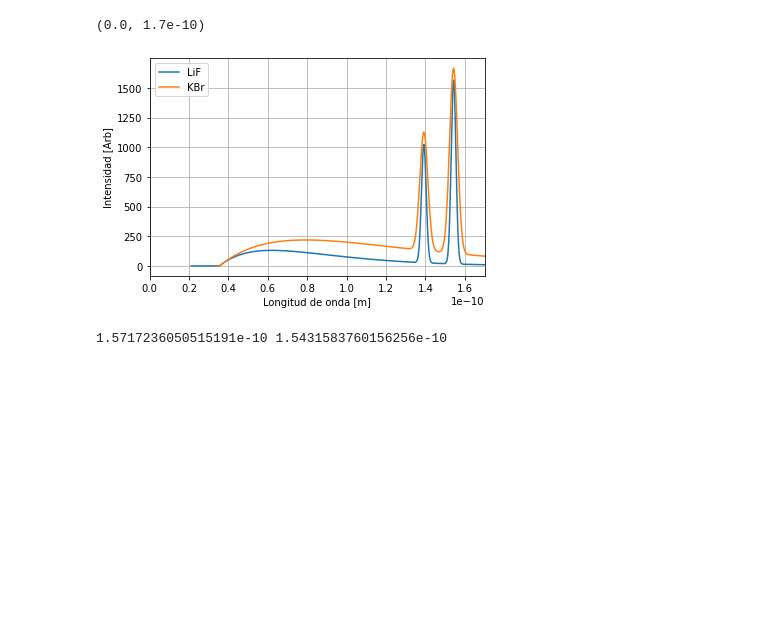
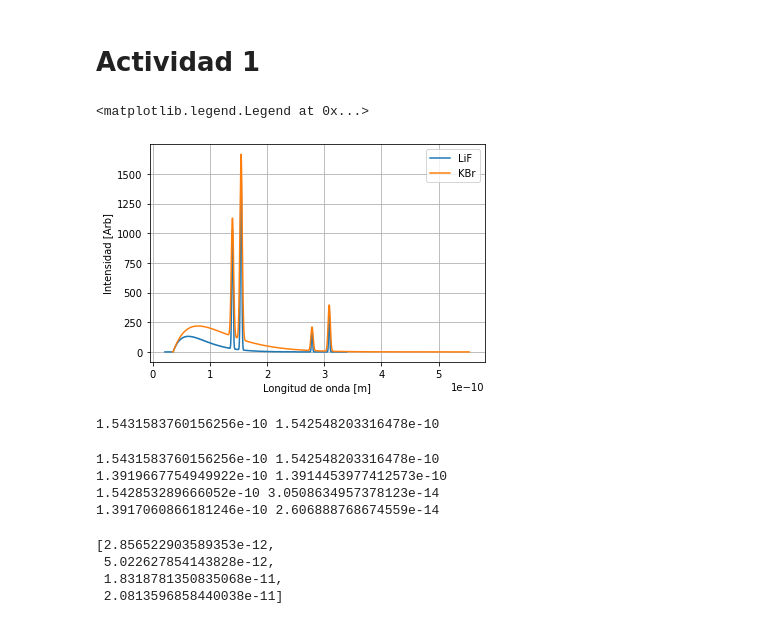
Before and after one commit to AlejandroPuert/LabIntermedio, a Jupyter notebook: Xray_pyth.ipynb, the cells around one changed output. Cells and saved outputs as stored; diff of their text form; code cells hidden in the pictures; blank space fills up the shorter version.

Commit message:
Actividad 1 completa, 2 cuasi completa

```diff
--- a/Xray_pyth.ipynb
+++ b/Xray_pyth.ipynb
@@ -18,6 +18,8 @@ datos1.head()
 | 2 | NaN | NaN | 0.052709 | 0 | NaN | NaN | 0.052709 | ... |
 | 3 | NaN | NaN | 0.052884 | 0 | NaN | NaN | 0.052884 | ... |
 | 4 | NaN | NaN | 0.053058 | 0 | NaN | NaN | 0.053058 | ... |
+# %% [markdown]
+# Actividad 1
 # %%
 dLiF = 2.014e-10
 dKBr = 3.29e-10
@@ -37,14 +39,13 @@ for i in range(5430):
 # %%
 plt.plot(lamLiF,ILi,label = 'LiF')
 plt.plot(lamKBr,IKBr, label = 'KBr')
 plt.grid()
 plt.ylabel('Intensidad [Arb]')
 plt.xlabel('Longitud de onda [m]')
 plt.legend()
-plt.xlim(0,1.7e-10)
 # %% [output]
-(0.0, 1.7e-10)
+<matplotlib.legend.Legend at 0x...>
-[figure, old version]
+[figure, new version]
 # %%
 #Calculo de máximo global
 k1 = 0
@@ -58,6 +59,10 @@ for i in range(len(lamKBr)):
     if IKBr[i]>IMax2:
         IMax2 = IKBr[i]
         k2 = i
+
+print(lamLiF[k1], lamKBr[k2])
+# %% [output]
+1.5431583760156256e-10 1.542548203316478e-10
 # %%
 #Cálculo del primer máximo
 k11 = 0
@@ -68,16 +73,37 @@ for i in range(len(lamKBr)):
     if ILi[i]>IMax11:
         IMax11 = ILi[i]
         k11 = i
+    if lamLiF[i]>1.5e-10:
+        break
+
+for i in range(len(lamLiF)):
     if IKBr[i]>IMax22:
         IMax22 = IKBr[i]
         k22 = i
-    if lamLiF[i]>1.5e-10:
+    if lamKBr[i]>1.5e-10:
         break
 
 KalfLiF = lamLiF[k1]
 KalfKBr = lamKBr[k2]
 KbetaLiF = lamLiF[k11]
 KbetaKBr = lamKBr[k22]
+
+PromAlf = (KalfKBr+KalfLiF)/2
+PromBe = (KbetaKBr+KbetaLiF)/2
+desAlf = (abs(KalfLiF-PromAlf) + abs(KalfKBr-PromAlf))/2
+desBe = (abs(KbetaLiF-PromBe) + abs(KbetaKBr-PromBe))/2
+
+
+
+print(KalfLiF,KalfKBr)
+print(KbetaLiF,KbetaKBr)
+print(PromAlf,desAlf)
+print(PromBe, desBe)
+# %% [output]
+1.5431583760156256e-10 1.542548203316478e-10
+1.3919667754949922e-10 1.3914453977412573e-10
+1.542853289666052e-10 3.0508634957378123e-14
+1.3917060866181246e-10 2.606888768674559e-14
 # %%
 #Calculo de desviación
 miti1 = IMax1/2
@@ -115,6 +141,11 @@ Delta11 = D14 - D13 #incertidumbre Kbeta LiF
 Delta2 = D22 - D21 #incertidumbre Kalfa KBr
 Delta22 = D24 - D23 #incertidumbre Kbeta KBr
 
-Delta = [Delta1,Delta11,Delta2,Delta22]
+Delta = [Delta1,Delta2,Delta11,Delta22]
-# %% [output]
-1.5717236050515191e-10 1.5431583760156256e-10
+# %%
+Delta
+# %% [output]
+[2.856522903589353e-12,
+ 5.022627854143828e-12,
+ 1.8318781350835068e-11,
+ 2.0813596858440038e-11]
```
Also changed, not shown: parts of 12 cells of this notebook.
